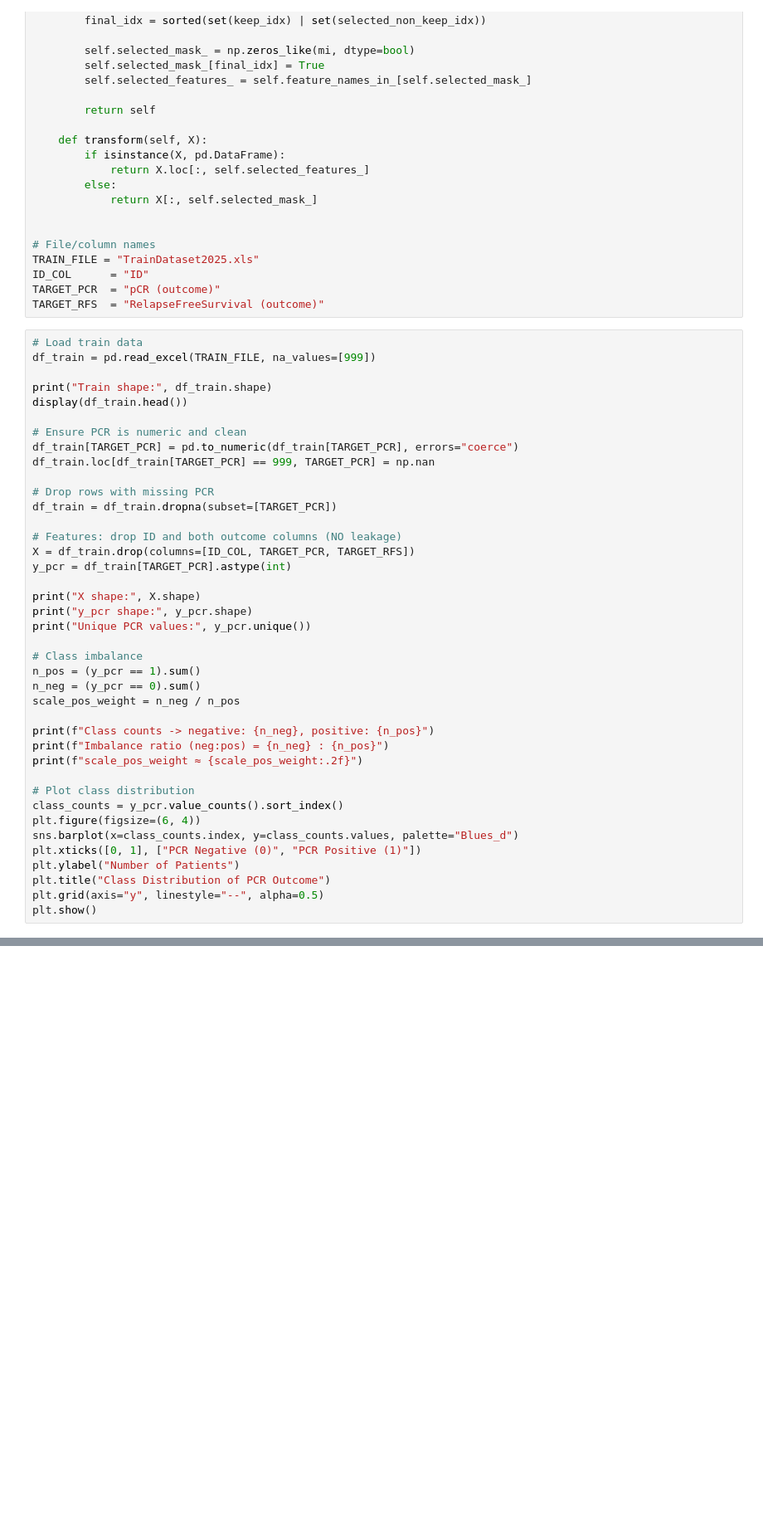
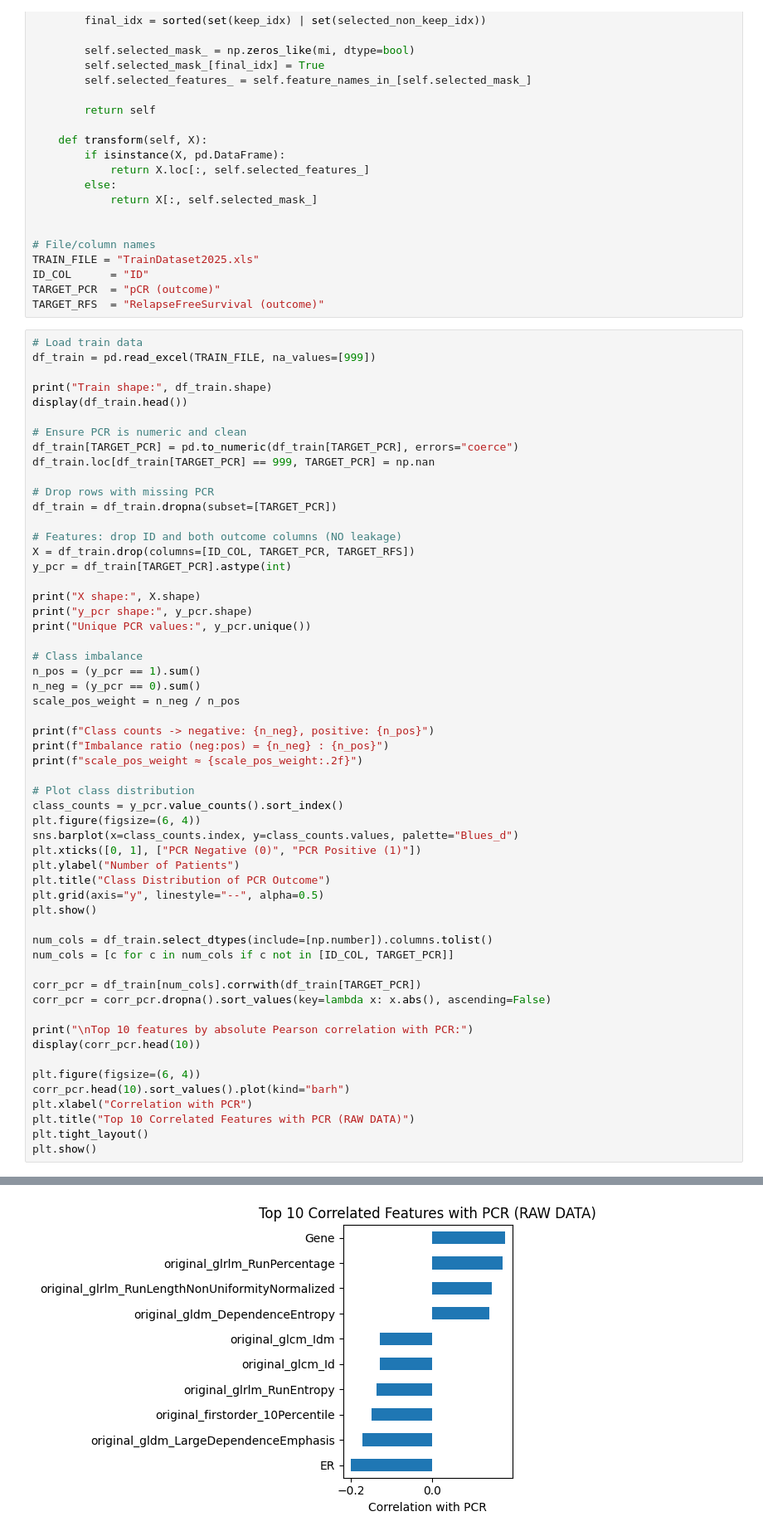
Before and after one commit to williaminsley/ML2, a Jupyter notebook: ML2.ipynb, the cells around one changed output, grey strips where cells are left out. Shown at 83% size. Saved outputs shown, nothing was run; the diff lists cells and outputs as text; blank space fills up the shorter version.

```diff
--- a/ML2.ipynb
+++ b/ML2.ipynb
@@ -126,6 +126,22 @@ plt.ylabel("Number of Patients")
 plt.title("Class Distribution of PCR Outcome")
 plt.grid(axis="y", linestyle="--", alpha=0.5)
 plt.show()
+
+num_cols = df_train.select_dtypes(include=[np.number]).columns.tolist()
+num_cols = [c for c in num_cols if c not in [ID_COL, TARGET_PCR]]
+
+corr_pcr = df_train[num_cols].corrwith(df_train[TARGET_PCR])
+corr_pcr = corr_pcr.dropna().sort_values(key=lambda x: x.abs(), ascending=False)
+
+print("\nTop 10 features by absolute Pearson correlation with PCR:")
+display(corr_pcr.head(10))
+
+plt.figure(figsize=(6, 4))
+corr_pcr.head(10).sort_values().plot(kind="barh")
+plt.xlabel("Correlation with PCR")
+plt.title("Top 10 Correlated Features with PCR (RAW DATA)")
+plt.tight_layout()
+plt.show()
 # %% [output]
 Train shape: (400, 121)
 |  | ID | pCR (outcome) | RelapseFreeSurvival (outcome) | Age | ER | PgR | HER2 | TrippleNegative | ... |
@@ -148,3 +176,4 @@ Passing `palette` without assigning `hue` is deprecated and will be removed in v
+[figure, added]
 # %%
 # Always-keep clinical features
 ALWAYS_KEEP = ["ER", "HER2", "Gene"]
```
Also changed, not shown: parts of 2 cells of this notebook.
